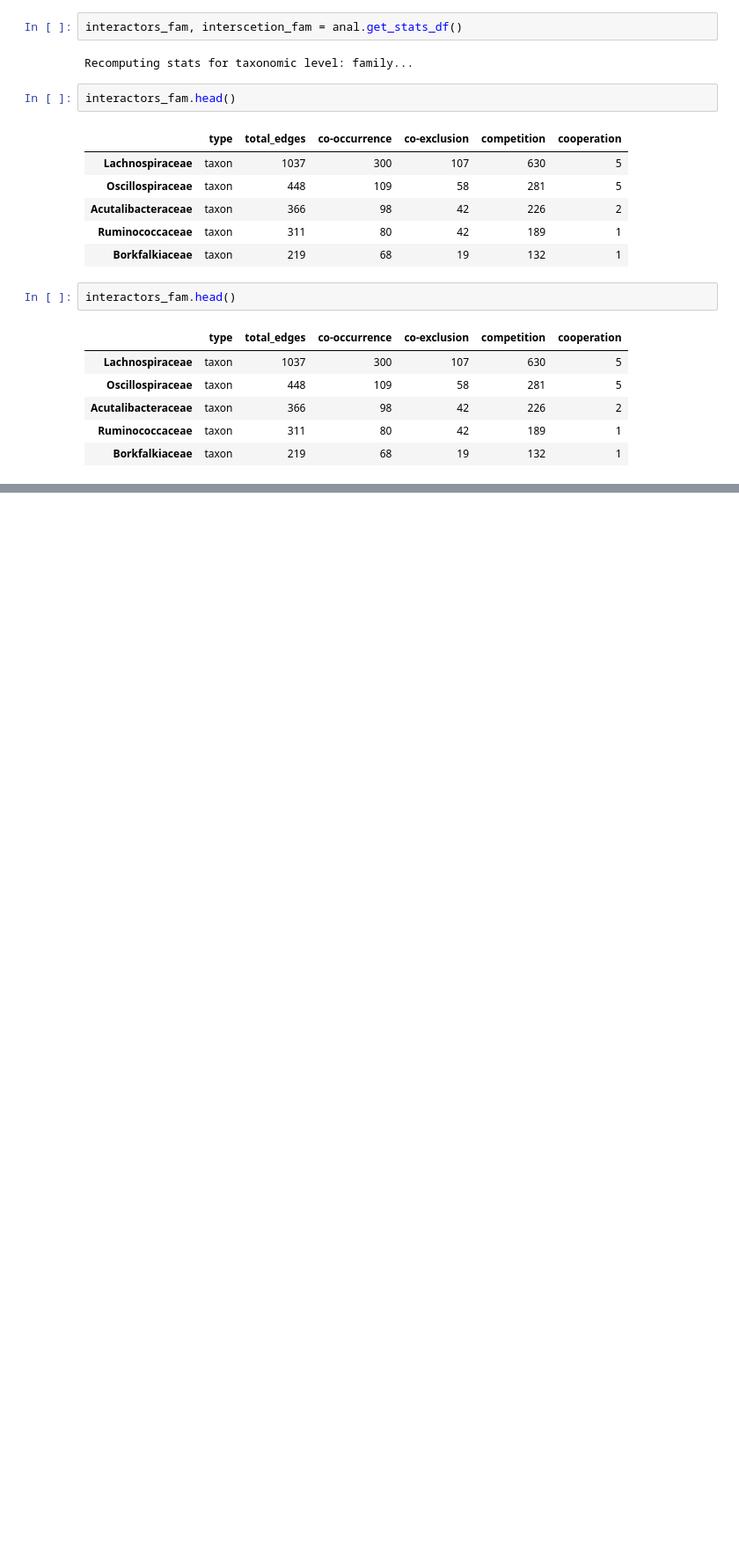
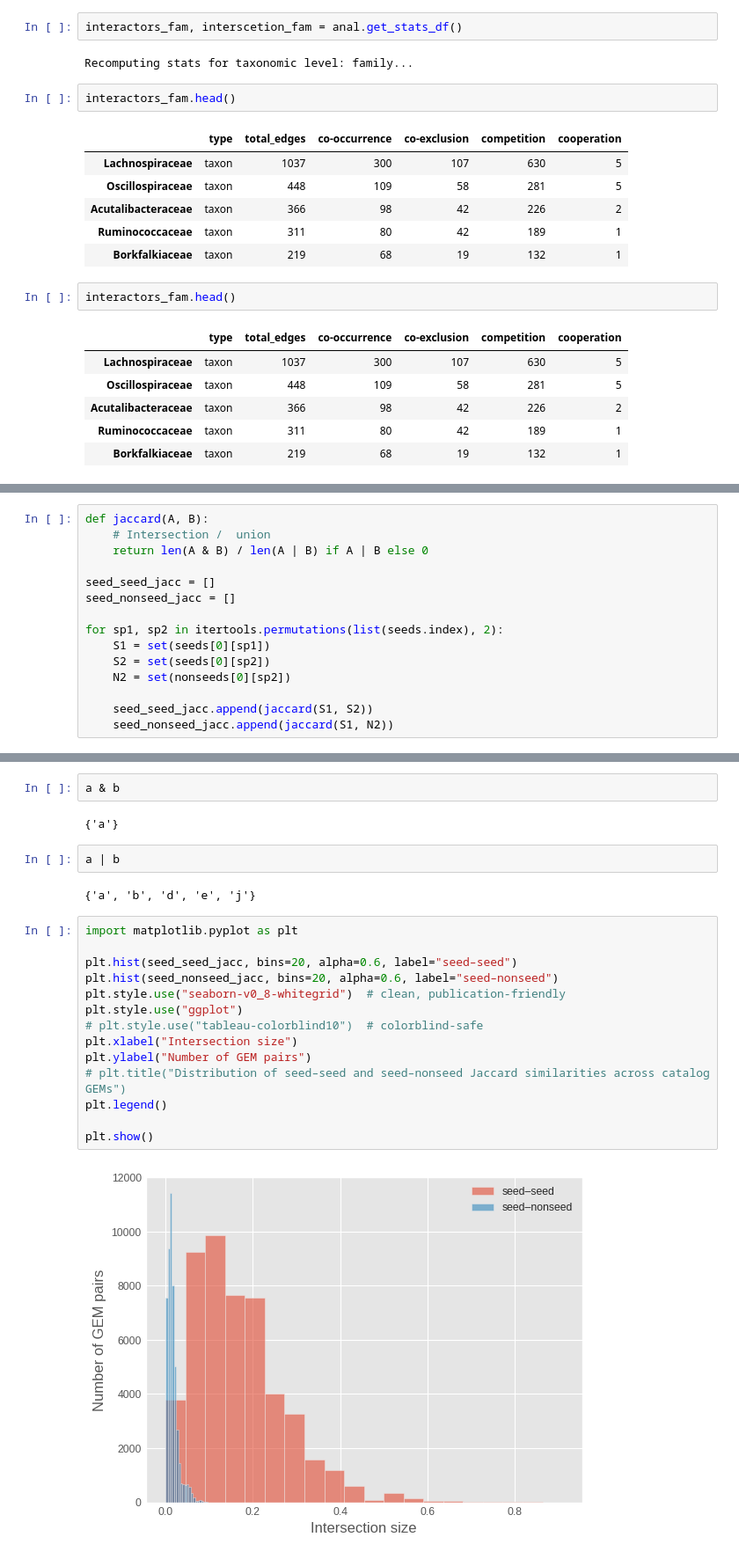
Before and after one commit to hariszaf/AMAC005_chicken_salmonella, a Jupyter notebook: microbetag_analysis/mtg_analysis.ipynb, the cells around one changed output, grey strips where cells are left out. Shown at 88% size. Saved outputs shown, nothing was run; the diff lists cells and outputs as text; blank space fills up the shorter version.

```diff
--- a/microbetag_analysis/mtg_analysis.ipynb
+++ b/microbetag_analysis/mtg_analysis.ipynb
@@ -1805,0 +1940,15 @@ interactors_fam.head()
+# %%
+def jaccard(A, B):
+    # Intersection /  union
+    return len(A & B) / len(A | B) if A | B else 0
+
+seed_seed_jacc = []
+seed_nonseed_jacc = []
+
+for sp1, sp2 in itertools.permutations(list(seeds.index), 2):
+    S1 = set(seeds[0][sp1])
+    S2 = set(seeds[0][sp2])
+    N2 = set(nonseeds[0][sp2])
+
+    seed_seed_jacc.append(jaccard(S1, S2))
+    seed_nonseed_jacc.append(jaccard(S1, N2))
@@ -1805,0 +1961,24 @@ interactors_fam.head()
+# %%
+a & b
+# %% [output]
+{'a'}
+# %%
+a | b
+# %% [output]
+{'a', 'b', 'd', 'e', 'j'}
+# %%
+import matplotlib.pyplot as plt
+
+plt.hist(seed_seed_jacc, bins=20, alpha=0.6, label="seed–seed")
+plt.hist(seed_nonseed_jacc, bins=20, alpha=0.6, label="seed–nonseed")
+plt.style.use("seaborn-v0_8-whitegrid")  # clean, publication-friendly
+plt.style.use("ggplot")
+# plt.style.use("tableau-colorblind10")  # colorblind-safe
+plt.xlabel("Intersection size")
+plt.ylabel("Number of GEM pairs")
+# plt.title("Distribution of seed–seed and seed–nonseed Jaccard similarities across catalog GEMs")
+plt.legend()
+
+plt.show()
+# %% [output]
+[figure, added]
```
Also changed, not shown: parts of 35 cells of this notebook, 31 other files.
